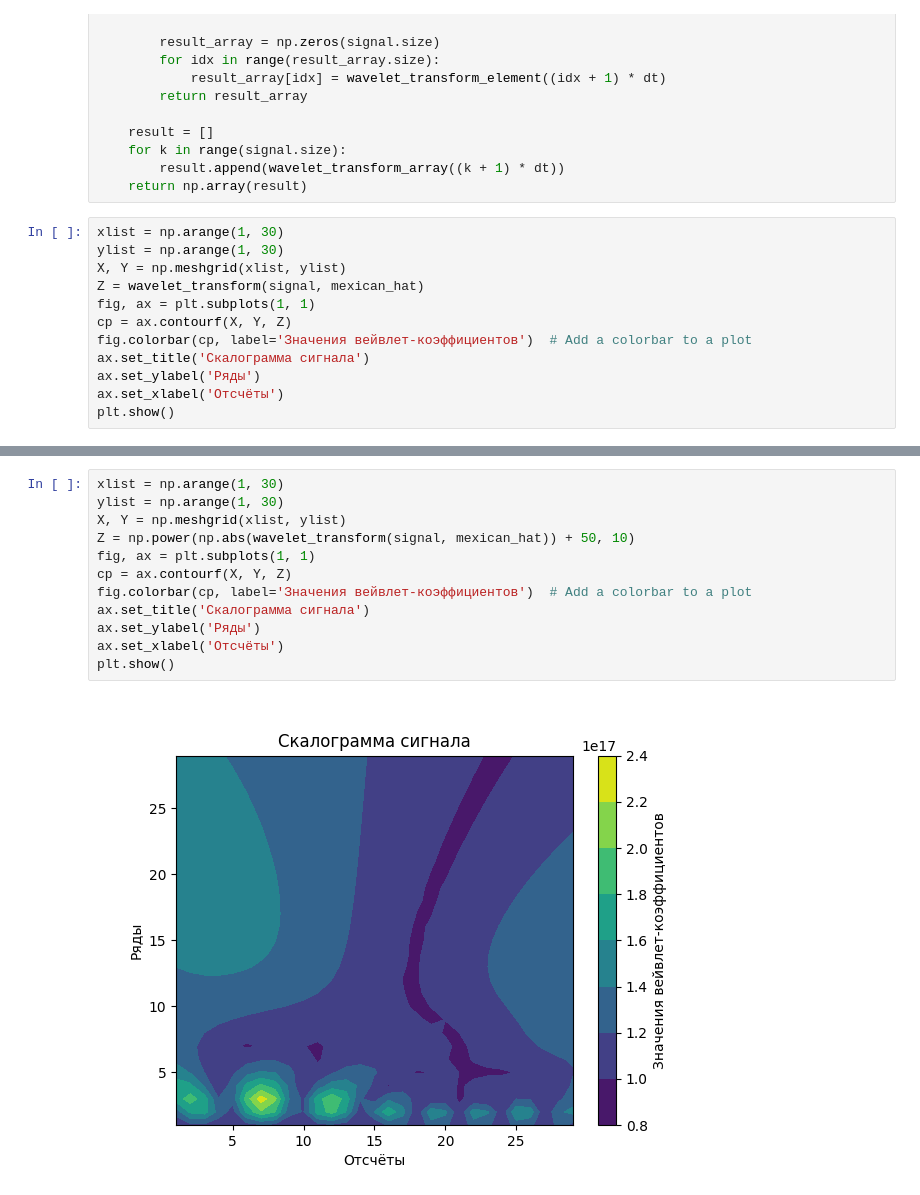
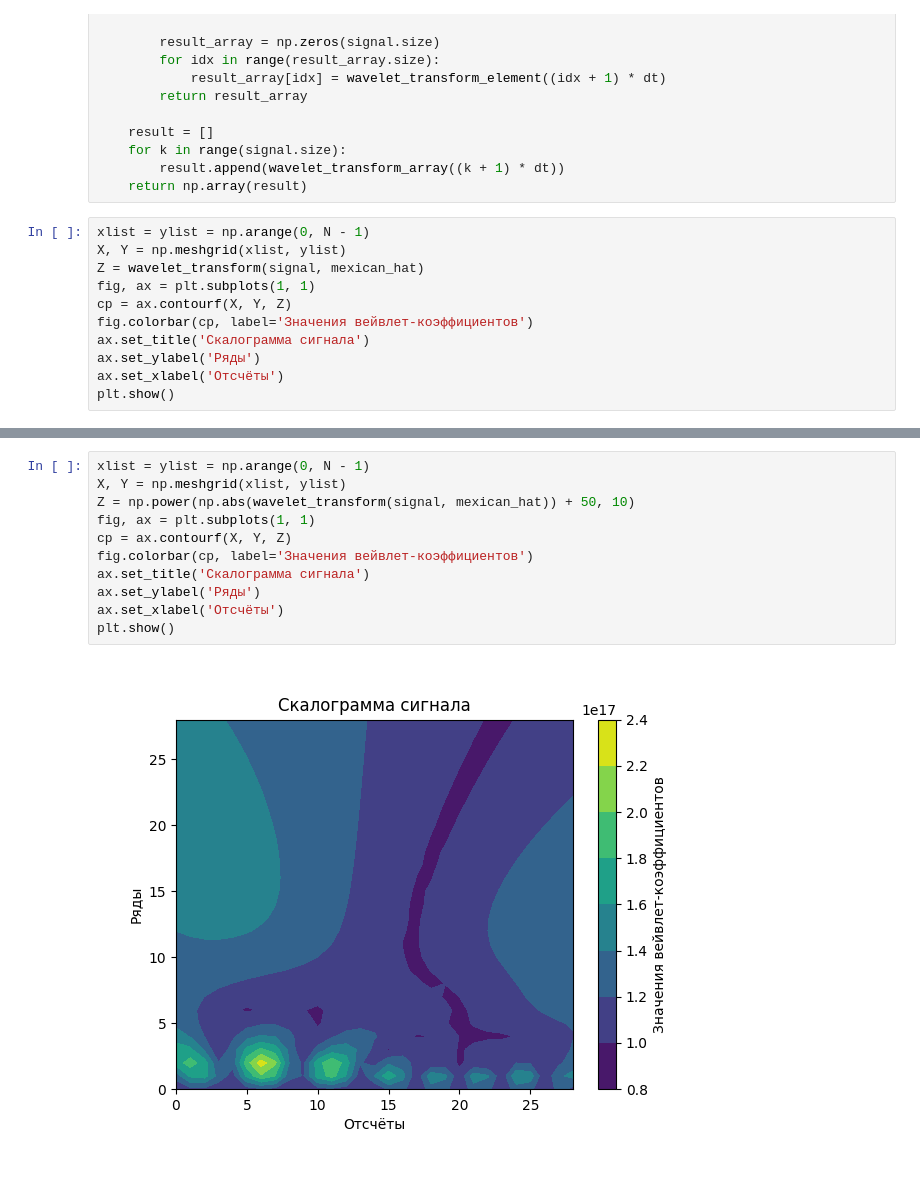
Before and after one commit to Niatomi/conversion-of-measurement-signals-course, a Jupyter notebook: src/practice_9.ipynb, the cells around one changed output, grey strips where cells are left out. Drawn from its saved outputs; the diff is of its cells as text.

```diff
--- a/src/practice_9.ipynb
+++ b/src/practice_9.ipynb
@@ -78,13 +78,12 @@ def wavelet_transform(signal: np.ndarray,
         result.append(wavelet_transform_array((k + 1) * dt))
     return np.array(result)
 # %%
-xlist = np.arange(1, 30)
-ylist = np.arange(1, 30)
+xlist = ylist = np.arange(0, N - 1)
 X, Y = np.meshgrid(xlist, ylist)
 Z = wavelet_transform(signal, mexican_hat)
 fig, ax = plt.subplots(1, 1)
 cp = ax.contourf(X, Y, Z)
-fig.colorbar(cp, label='Значения вейвлет-коэффициентов')  # Add a colorbar to a plot
+fig.colorbar(cp, label='Значения вейвлет-коэффициентов')
 ax.set_title('Скалограмма сигнала')
 ax.set_ylabel('Ряды')
 ax.set_xlabel('Отсчёты')
@@ -94,17 +93,16 @@ plt.show()
 # %%
-xlist = np.arange(1, 30)
-ylist = np.arange(1, 30)
+xlist = ylist = np.arange(0, N - 1)
 X, Y = np.meshgrid(xlist, ylist)
 Z = np.power(np.abs(wavelet_transform(signal, mexican_hat)) + 50, 10)
 fig, ax = plt.subplots(1, 1)
 cp = ax.contourf(X, Y, Z)
-fig.colorbar(cp, label='Значения вейвлет-коэффициентов')  # Add a colorbar to a plot
+fig.colorbar(cp, label='Значения вейвлет-коэффициентов')
 ax.set_title('Скалограмма сигнала')
 ax.set_ylabel('Ряды')
 ax.set_xlabel('Отсчёты')
 plt.show()
 # %% [output]
-[figure, old version]
+[figure, new version]
 # %%
 N = 30
 T = (2 * np.pi / N)
```
Also changed, not shown: parts of 2 cells of this notebook.
